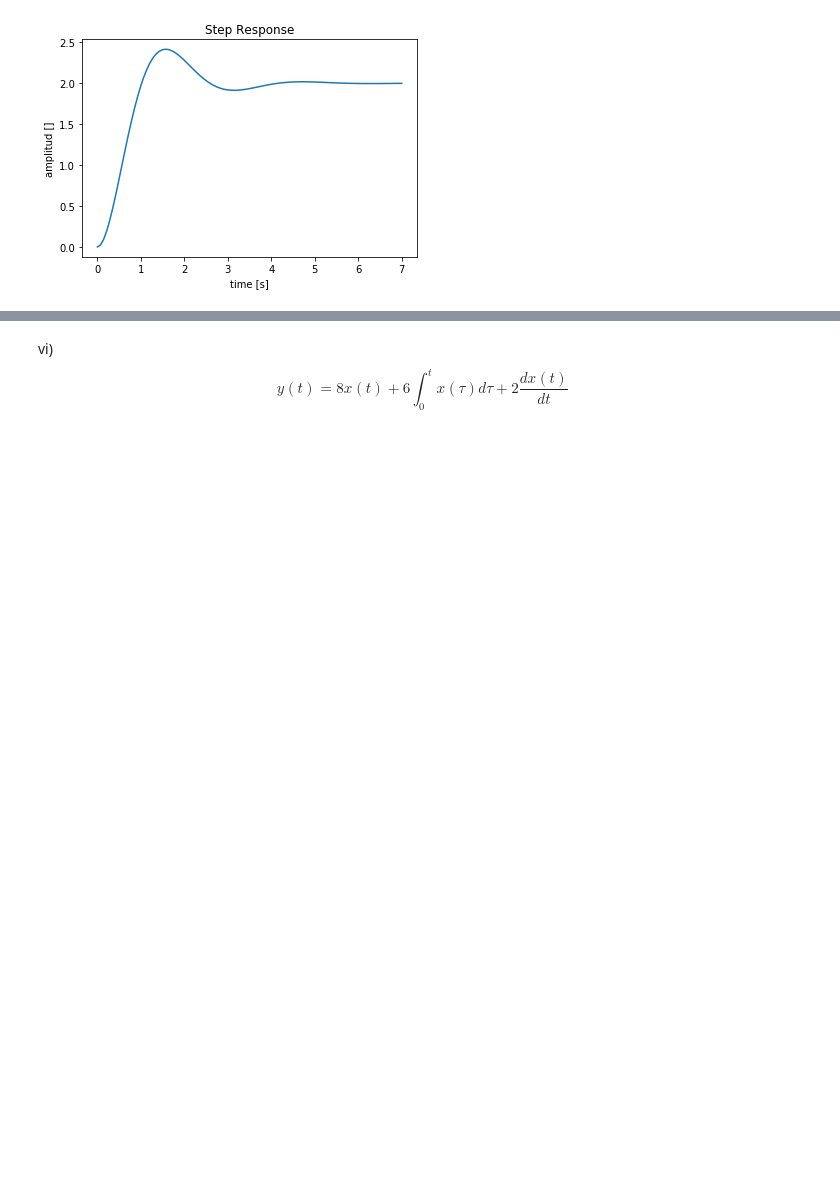
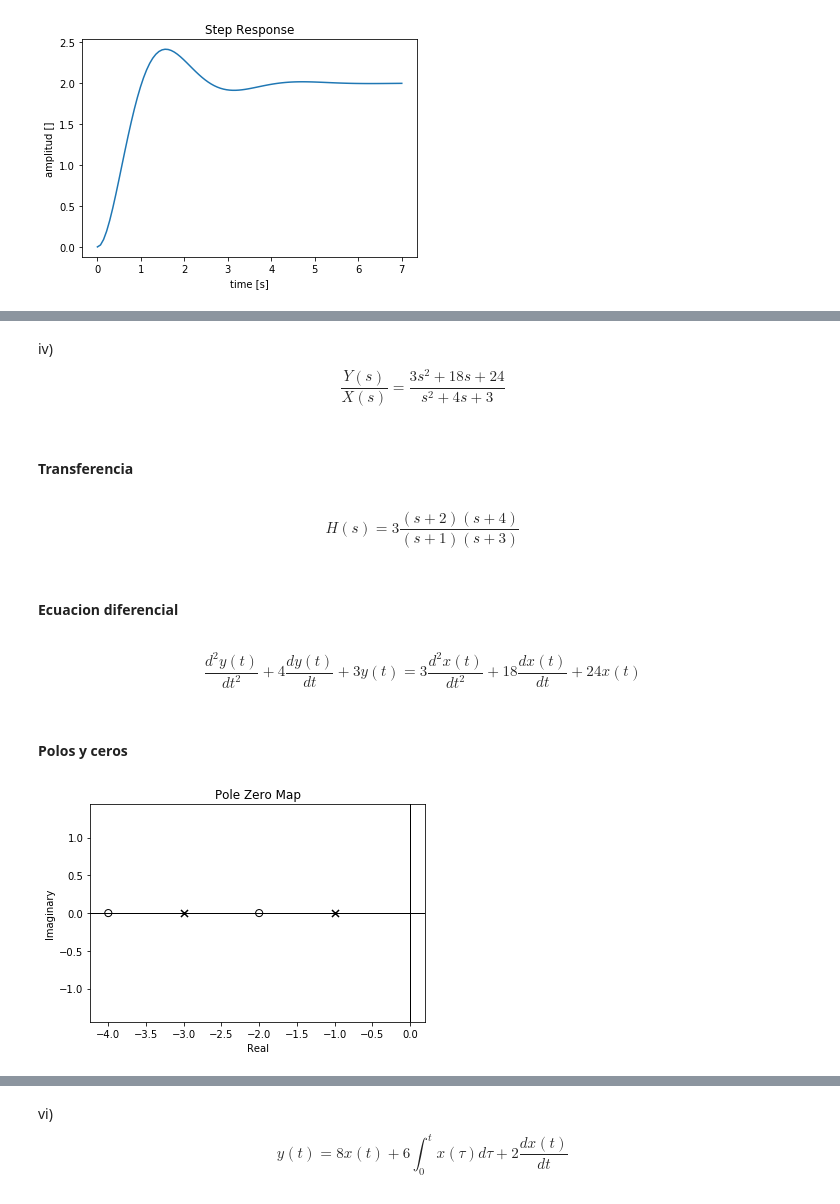
Before and after one commit to ordonezt/TP1-Control, a Jupyter notebook: TP1Notebook.ipynb, the cells around one changed output, grey strips where cells are left out. Cells and saved outputs as stored; diff of their text form; code cells hidden in the pictures; blank space fills up the shorter version.

```diff
--- a/TP1Notebook.ipynb
+++ b/TP1Notebook.ipynb
@@ -102,0 +149,20 @@ ax.set(xlabel='time [s]', ylabel='amplitud []', title='Step Response');
+# %% [markdown]
+iv) $$\begin{equation} \frac{Y(s)}{X(s)} = \frac{3s^2+18s+24}{s^2+4s+3}\end{equation}$$
+# %% [markdown]
+#### Transferencia
+# %% [markdown]
+$$\begin{equation} H(s) = 3\frac{(s+2)(s+4)}{(s+1)(s+3)}\end{equation}$$
+# %% [markdown]
+#### Ecuacion diferencial
+# %% [markdown]
+$$\begin{equation} \frac{d^2y(t)}{dt^2} + 4\frac{dy(t)}{dt} + 3y(t) = 3\frac{d^2x(t)}{dt^2} + 18\frac{dx(t)}{dt} + 24x(t)\end{equation}$$
+# %% [markdown]
+#### Polos y ceros
+# %%
+num1 = 3 * np.array([1, 6, 8])
+den1 = np.array([1, 4, 3])
+
+tf1 = control.tf(num1, den1)
+control.pzmap(tf1);
+# %% [output]
+[figure, added]
```
Also changed, not shown: parts of 58 cells of this notebook.
